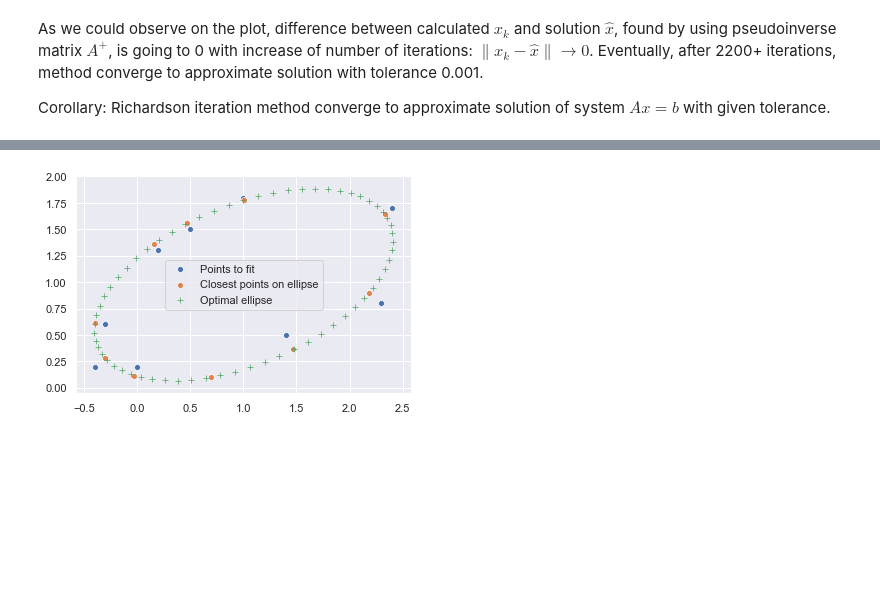
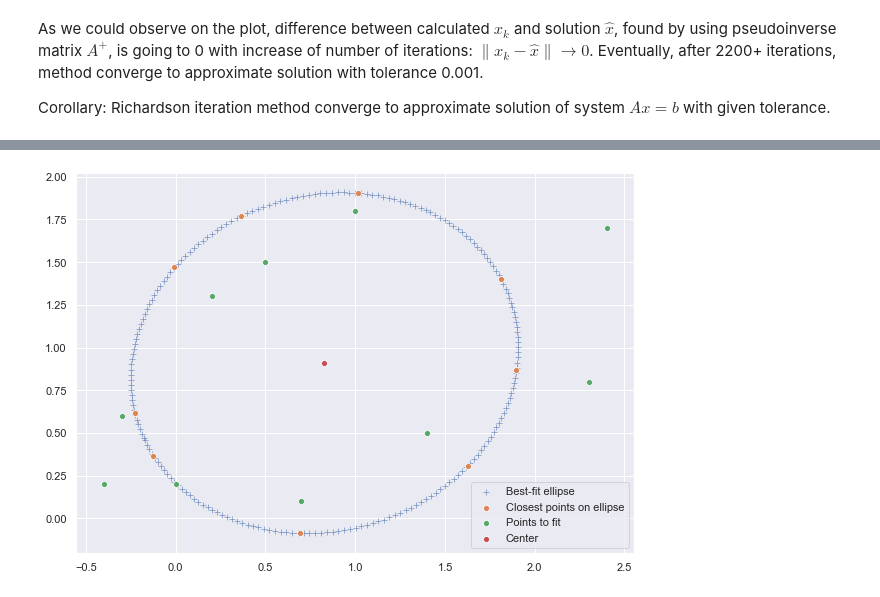
Before and after one commit to kai-wren/LinAl, a Jupyter notebook: LA_HW8.ipynb, the cells around one changed output, grey strips where cells are left out. Saved outputs shown, nothing was run; the diff lists cells and outputs as text; code cells hidden in the pictures; blank space fills up the shorter version.

```diff
--- a/LA_HW8.ipynb
+++ b/LA_HW8.ipynb
@@ -117,7 +127,7 @@ def calc_residuals(TX, theta):
         res.append(r)
     return np.array(res).reshape(len(res), 1)
 # %%
-X = [[0.5, 1.5],
+X = [[0.5, 1.5], #setting initial points to be fit
     [-0.3, 0.6],
     [1.0, 1.8],
     [-0.4, 0.2],
@@ -128,54 +138,63 @@ X = [[0.5, 1.5],
     [0.0, 0.2],
     [2.4, 1.7]]
 
-acc = 0.001
+acc = 0.001 #setting initial accuracy and value of lambda for Levenberg-Marquardt formula
 lmbd = 50
 
-theta = (X_arr[:,0].mean(), X_arr[:,1].mean(), 1, 0, 0)
+X_arr = np.array(X)
+theta = (X_arr[:,0].mean(), X_arr[:,1].mean(), 1, 0, 0) #defining initial value of theta, where c1 and c2 is mean value of given points accross respective axis
 
-X_arr = np.array(X)
-# T_min = find_t(X_arr, theta)
-# TX_arr = np.hstack((T_min, X_arr))
+t_elp = np.arange(0, 2*math.pi, 0.03) #calculating values of t which will be used to visualize ellipse later
+t_elp.resize(t_elp.shape[0], 1)
 
-# J = Jacobi_matrix(TX_arr, theta)
-# r = calc_residuals(TX_arr, theta)
+x_old = np.array(theta).reshape(len(theta), 1) #setting initial value of x_k as initial vector theta
 
-# elp = ellipse(T_min, theta)
-# print(elp)
+residuals=[]
+iter_count = 0 #initializing iteration counter
+while True: #performing do-while loop until accuracy achieved
+    iter_count+=1
+    T_min = find_t(X_arr, x_old) #on each step looking for omtimal values of t for set of given points to fit
+    TX_arr = np.hstack((T_min, X_arr))
+    J = Jacobi_matrix(TX_arr, x_old) #calculating Jacobian matrix for t values found and given points
+    r = calc_residuals(TX_arr, x_old) #calculating residual for t values found and given points
+    residuals.append(np.linalg.norm(r)) #storing norm of residual for final plot
+    p = np.dot(np.linalg.inv(np.dot(J.T, J) + lmbd*np.diag(np.dot(J.T,J).diagonal())), np.dot(J.T, r)) #calculating value of p(decent direction) using Levenberg-Marquardt formula
+    x_new = x_old - p #calcualting new values of x_k+1 using descent direction found. This value will be a new vector theta on next iteration
 
-y = np.arange(0, 2*math.pi, 0.1)
-y.resize(y.shape[0], 1)
-# line = ellipse(y, theta)
+    if iter_count%10 == 0: #plotting interim results once per 10 iterations (task c)
+        print("Iteration number %s. Plotting interim results to show convergence." %iter_count)
+        elp = ellipse(T_min, x_new) #calculating values of points for fitted points on ellipse
+        line = ellipse(t_elp, x_new) #and ellipse itself using solution found
 
-# sns.scatterplot(x=X_arr[:,0], y=X_arr[:,1])
-# sns.scatterplot(x=elp[:,0], y=elp[:,1])
-# sns.scatterplot(x=line[:,0], y=line[:,1], marker='+')
+        plt.figure(figsize=(10,7)) #visualizing result
+        sns.scatterplot(x=line[:,0], y=line[:,1], marker='+', label='Best-fit ellipse', alpha=0.7) #plotting best-fit ellipse using optimal values of theta found
+        sns.scatterplot(x=elp[:,0], y=elp[:,1], label='Closest points on ellipse') #plotting closest points on ellipse for 10 given points
+        sns.scatterplot(x=X_arr[:,0], y=X_arr[:,1], label='Points to fit') #plotting points to fit which were initially given
+        sns.scatterplot(x=x_new[0], y=x_new[1], label='Center')
+        plt.show()
 
-x_old = np.array(theta).reshape(len(x_old), 1)
-# J = Jacobi_matrix(TX_arr, x_old)
-# print(x_old[0].item(), x_old[1], x_old[4])
-iter_count = 0
-while True:
-    iter_count+=1
-    T_min = find_t(X_arr, x_old)
-    TX_arr = np.hstack((T_min, X_arr))
-    J = Jacobi_matrix(TX_arr, x_old)
-    r = calc_residuals(TX_arr, x_old)
-    p = np.dot(np.linalg.inv(np.dot(J.T, J) + lmbd*np.diag(np.dot(J.T,J).diagonal())), np.dot(J.T, r))
-    x_new = x_old - p
+    if np.linalg.norm(x_new-x_old) < acc: #check if difference between old and new values is smaller than accuracy, if smaller - solution found
+        print("Solution found in %s iteration(s)" %iter_count) #if solution found print and visualize result
+        print("Best-fit vector theta is \n %s" %x_new.round(5))
+        print("where:\nc1 = %.5f" %x_new[0], "\nc2 = %.5f" %x_new[1], "\nr = %.5f" %x_new[2], "\ndelta = %.5f" %x_new[3], "\nalpha = %.5f" %x_new[4])
+        print("Norm of residual is %.5f" %np.linalg.norm(r))
+        elp = ellipse(T_min, x_new) #calculating values of points for fitted points on ellipse
+        line = ellipse(t_elp, x_new) #and ellipse itself using solution found
 
-    if np.linalg.norm(x_new-x_old) < acc:
-        print(iter_count)
-        print(x_new)
-        elp = ellipse(T_min, x_old)
-        line = ellipse(y, x_old)
+        plt.figure(figsize=(20,10)) #visualizing result
+        sns.scatterplot(x=line[:,0], y=line[:,1], marker='+', label='Best-fit ellipse', alpha=0.7) #plotting best-fit ellipse using optimal values of theta found
+        sns.scatterplot(x=elp[:,0], y=elp[:,1], label='Closest points on ellipse') #plotting closest points on ellipse for 10 given points
+        sns.scatterplot(x=X_arr[:,0], y=X_arr[:,1], label='Points to fit') #plotting points to fit which were initially given
+        sns.scatterplot(x=x_new[0], y=x_new[1], label='Center')
+        plt.show()
 
-        plt.figure(figsize=(20,10))
-        sns.scatterplot(x=X_arr[:,0], y=X_arr[:,1], label='Points to fit')
-        sns.scatterplot(x=elp[:,0], y=elp[:,1], label='Closest points on ellipse')
-        sns.scatterplot(x=line[:,0], y=line[:,1], marker='+', label='Optimal ellipse')
+        plt.figure(figsize=(20,10)) #plotting norm of residual per number of iterations
+        sns.lineplot(x=np.arange(1, len(residuals)+1, 1), y=np.array(residuals))
+        plt.title("Norm of residual per iteration $\|r(x)\|$")
+        plt.ylabel("Norm of residual $\|r(x)\|$")
+        plt.xlabel("Number of iterations")
         plt.show()
         break
 
-    x_old = x_new
+    x_old = x_new #reassing old value of x(theta) for next iteration
 # %% [output]
@@ -188 +202 @@ while True:
-[figure, old version]
+[figure, new version]
```
Also changed, not shown: parts of 6 cells of this notebook.
